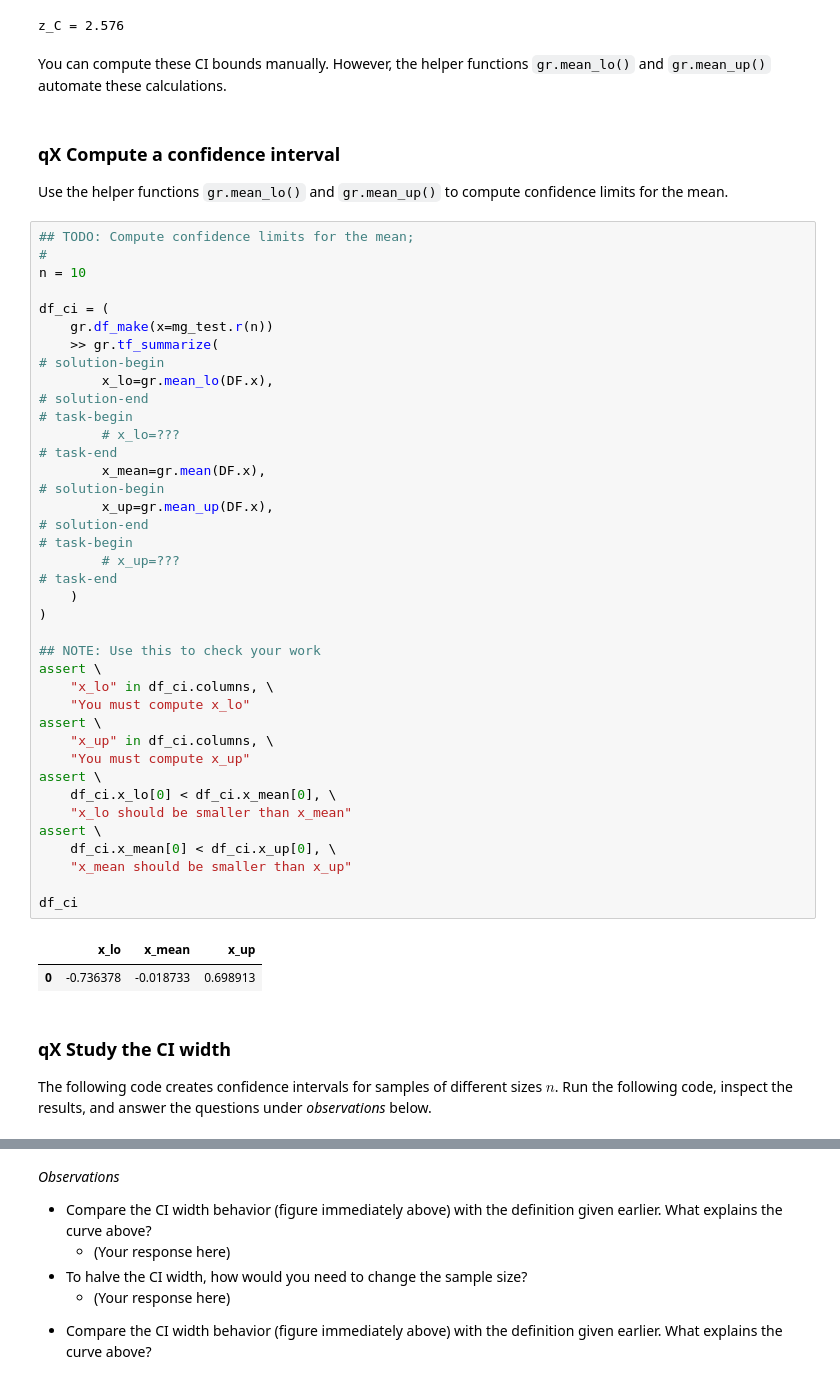
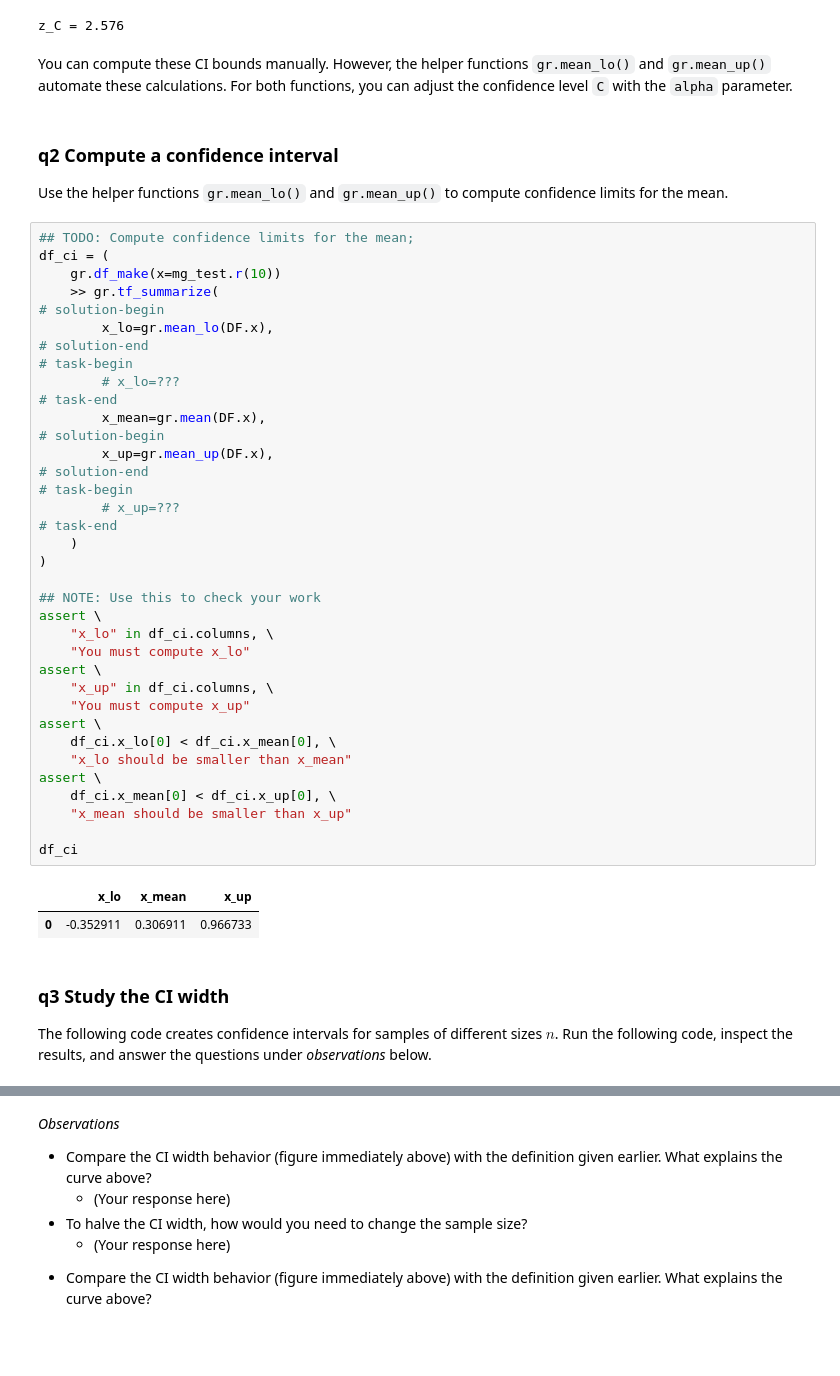
Before and after one commit to zdelrosario/evc-course, a Jupyter notebook: exercises/e-stat05-CI-master.ipynb, the cells around one changed output, grey strips where cells are left out. Saved outputs shown, nothing was run; the diff lists cells and outputs as text; blank space fills up the shorter version.

```diff
--- a/exercises/e-stat05-CI-master.ipynb
+++ b/exercises/e-stat05-CI-master.ipynb
@@ -113,18 +125,15 @@ print("z_C = {0:4.3f}".format(z_C))
 # %% [output]
 z_C = 2.576
 # %% [markdown]
-You can compute these CI bounds manually. However, the helper functions `gr.mean_lo()` and `gr.mean_up()` automate these calculations.
+You can compute these CI bounds manually. However, the helper functions `gr.mean_lo()` and `gr.mean_up()` automate these calculations. For both functions, you can adjust the confidence level `C` with the `alpha` parameter.
 # %% [markdown]
-### __qX__ Compute a confidence interval
+### __q2__ Compute a confidence interval
 
 Use the helper functions `gr.mean_lo()` and `gr.mean_up()` to compute confidence limits for the mean.
 # %%
 ## TODO: Compute confidence limits for the mean;
-#
-n = 10
-
 df_ci = (
-    gr.df_make(x=mg_test.r(n))
+    gr.df_make(x=mg_test.r(10))
     >> gr.tf_summarize(
 # solution-begin
         x_lo=gr.mean_lo(DF.x),
@@ -132,36 +141,36 @@ df_ci = (
 # task-begin
         # x_lo=???
 # task-end
         x_mean=gr.mean(DF.x),
 # solution-begin
         x_up=gr.mean_up(DF.x),
 # solution-end
 # task-begin
         # x_up=???
 # task-end
     )
 )
 
 ## NOTE: Use this to check your work
 assert \
     "x_lo" in df_ci.columns, \
     "You must compute x_lo"
 assert \
     "x_up" in df_ci.columns, \
     "You must compute x_up"
 assert \
     df_ci.x_lo[0] < df_ci.x_mean[0], \
     "x_lo should be smaller than x_mean"
 assert \
     df_ci.x_mean[0] < df_ci.x_up[0], \
     "x_mean should be smaller than x_up"
 
 df_ci
 # %% [output]
 |  | x_lo | x_mean | x_up |
-| 0 | -0.736378 | -0.018733 | 0.698913 |
+| 0 | -0.352911 | 0.306911 | 0.966733 |
 # %% [markdown]
-### __qX__ Study the CI width
+### __q3__ Study the CI width
 
 The following code creates confidence intervals for samples of different sizes $n$. Run the following code, inspect the results, and answer the questions under *observations* below.
 # %%
```
Also changed, not shown: parts of 39 cells of this notebook.
